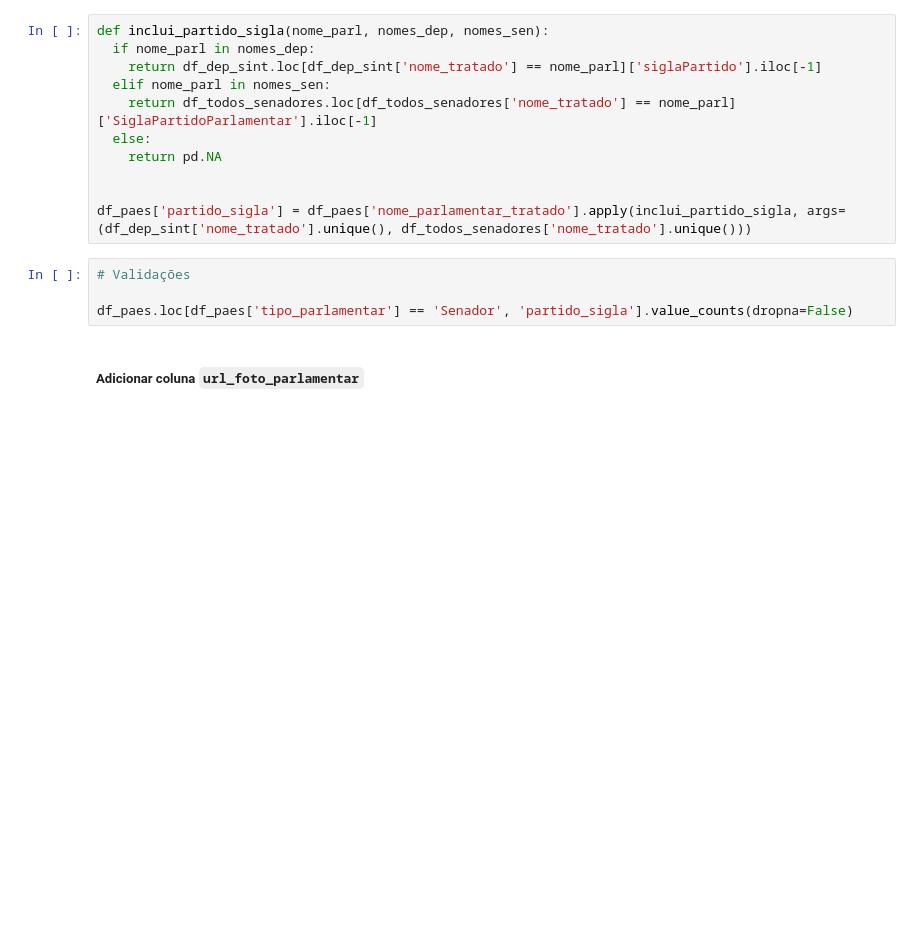
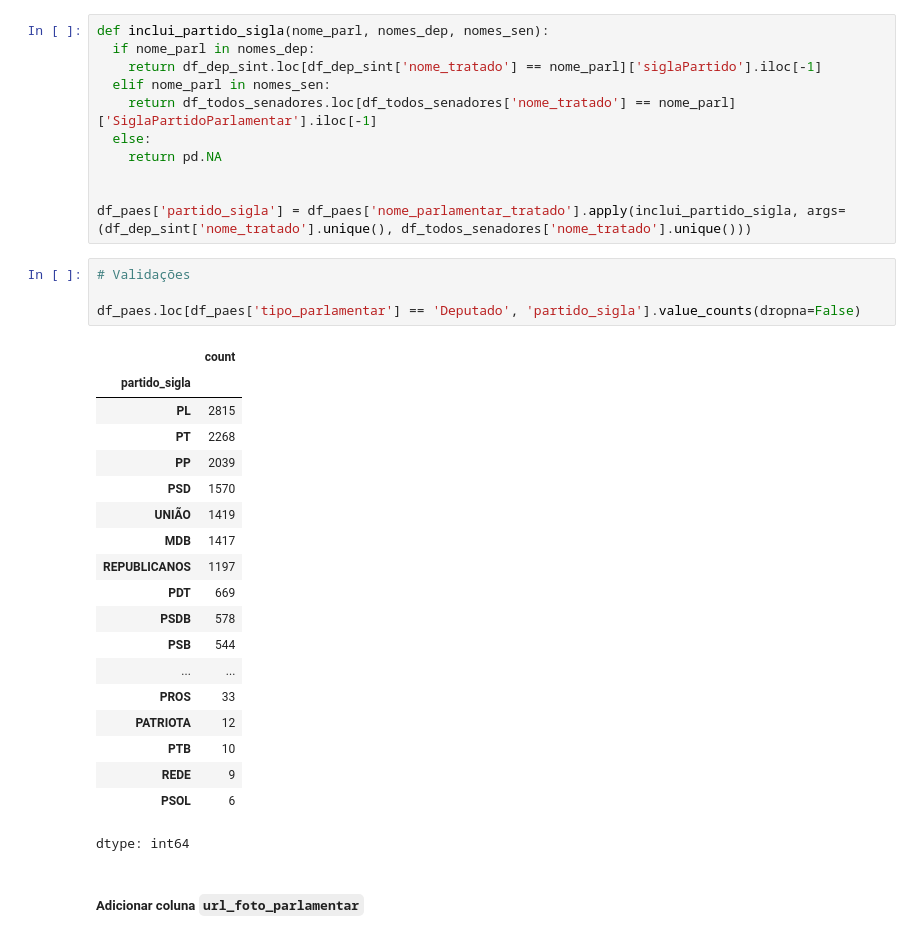
Before and after one commit to halisson-gomides/bootcamps, a Jupyter notebook: MGI_2025/API_especiais_consumindo_dados.ipynb, the cells around one changed output. Drawn from its saved outputs; the diff is of its cells as text; blank space fills up the shorter version.

```diff
--- a/MGI_2025/API_especiais_consumindo_dados.ipynb
+++ b/MGI_2025/API_especiais_consumindo_dados.ipynb
@@ -620,7 +636,27 @@ df_paes['partido_sigla'] = df_paes['nome_parlamentar_tratado'].apply(inclui_part
 # %%
 # Validações
 
-df_paes.loc[df_paes['tipo_parlamentar'] == 'Senador', 'partido_sigla'].value_counts(dropna=False)
+df_paes.loc[df_paes['tipo_parlamentar'] == 'Deputado', 'partido_sigla'].value_counts(dropna=False)
+# %% [output]
+|  | count |
+| partido_sigla |  |
+| PL | 2815 |
+| PT | 2268 |
+| PP | 2039 |
+| PSD | 1570 |
+| UNIÃO | 1419 |
+| MDB | 1417 |
+| REPUBLICANOS | 1197 |
+| PDT | 669 |
+| PSDB | 578 |
+| PSB | 544 |
+| ... | ... |
+| PROS | 33 |
+| PATRIOTA | 12 |
+| PTB | 10 |
+| REDE | 9 |
+| PSOL | 6 |
+dtype: int64
 # %% [markdown]
 ##### Adicionar coluna `url_foto_parlamentar`
 # %%
```
Also changed, not shown: parts of 14 cells of this notebook.
